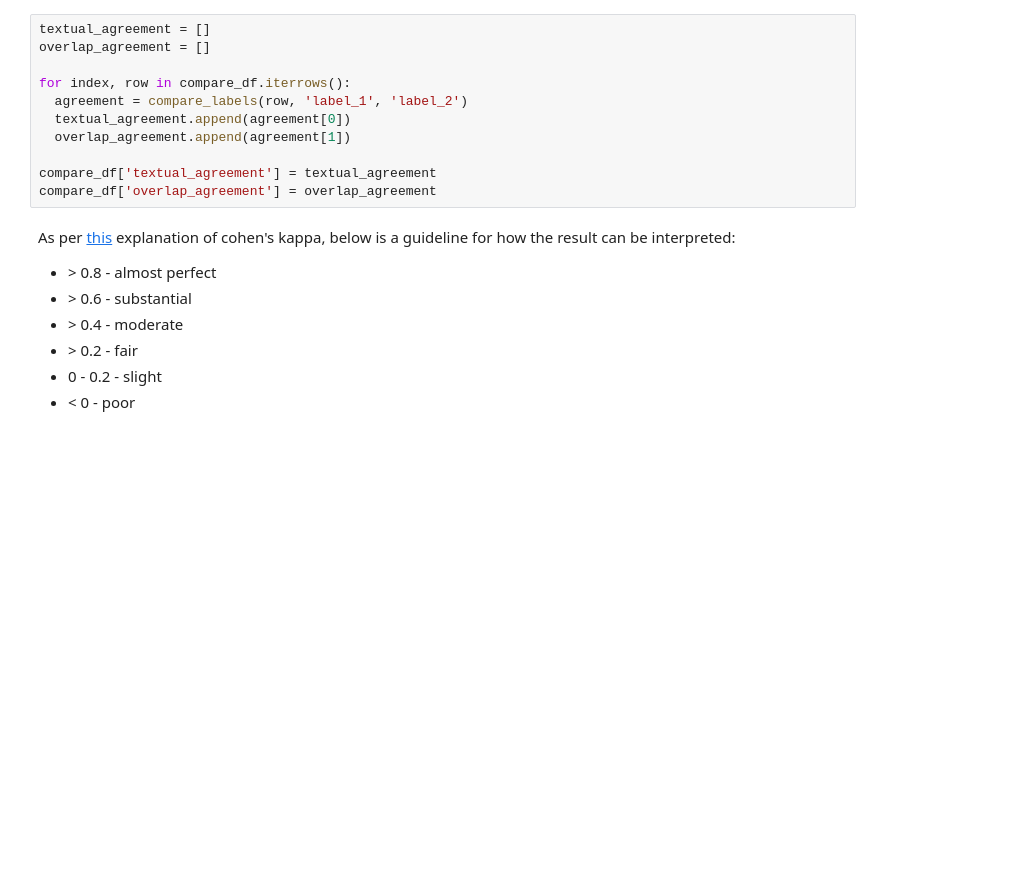
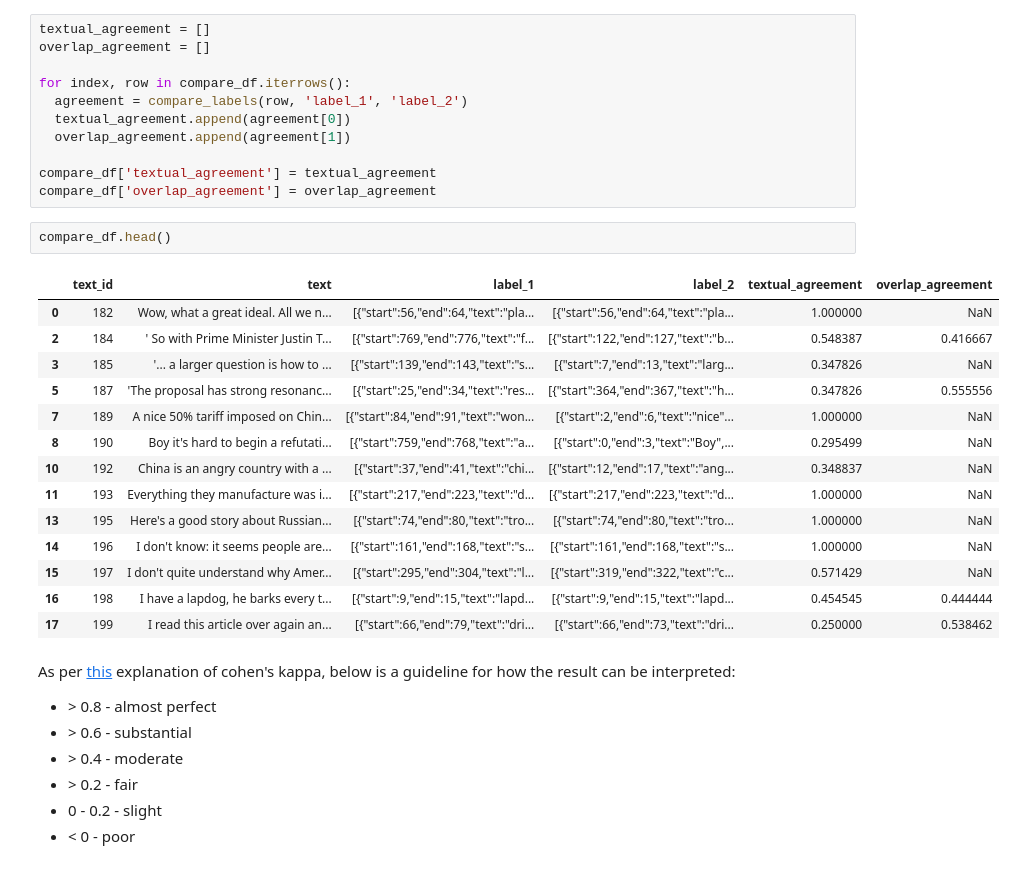
Before and after one commit to sfu-discourse-lab/metaphor_annotations, a Jupyter notebook: compare_annotations.ipynb, the cells around one changed output. Drawn from its saved outputs; the diff is of its cells as text; blank space fills up the shorter version.

```diff
--- a/compare_annotations.ipynb
+++ b/compare_annotations.ipynb
@@ -278,6 +245,23 @@ for index, row in compare_df.iterrows():
 
 compare_df['textual_agreement'] = textual_agreement
 compare_df['overlap_agreement'] = overlap_agreement
+# %%
+compare_df.head()
+# %% [output]
+|  | text_id | text | label_1 | label_2 | textual_agreement | overlap_agreement |
+| 0 | 182 | Wow, what a great ideal. All we n... | [{"start":56,"end":64,"text":"pla... | [{"start":56,"end":64,"text":"pla... | 1.000000 | NaN |
+| 2 | 184 | ' So with Prime Minister Justin T... | [{"start":769,"end":776,"text":"f... | [{"start":122,"end":127,"text":"b... | 0.548387 | 0.416667 |
+| 3 | 185 | '... a larger question is how to ... | [{"start":139,"end":143,"text":"s... | [{"start":7,"end":13,"text":"larg... | 0.347826 | NaN |
+| 5 | 187 | 'The proposal has strong resonanc... | [{"start":25,"end":34,"text":"res... | [{"start":364,"end":367,"text":"h... | 0.347826 | 0.555556 |
+| 7 | 189 | A nice 50% tariff imposed on Chin... | [{"start":84,"end":91,"text":"won... | [{"start":2,"end":6,"text":"nice"... | 1.000000 | NaN |
+| 8 | 190 | Boy it's hard to begin a refutati... | [{"start":759,"end":768,"text":"a... | [{"start":0,"end":3,"text":"Boy",... | 0.295499 | NaN |
+| 10 | 192 | China is an angry country with a ... | [{"start":37,"end":41,"text":"chi... | [{"start":12,"end":17,"text":"ang... | 0.348837 | NaN |
+| 11 | 193 | Everything they manufacture was i... | [{"start":217,"end":223,"text":"d... | [{"start":217,"end":223,"text":"d... | 1.000000 | NaN |
+| 13 | 195 | Here's a good story about Russian... | [{"start":74,"end":80,"text":"tro... | [{"start":74,"end":80,"text":"tro... | 1.000000 | NaN |
+| 14 | 196 | I don't know: it seems people are... | [{"start":161,"end":168,"text":"s... | [{"start":161,"end":168,"text":"s... | 1.000000 | NaN |
+| 15 | 197 | I don't quite understand why Amer... | [{"start":295,"end":304,"text":"l... | [{"start":319,"end":322,"text":"c... | 0.571429 | NaN |
+| 16 | 198 | I have a lapdog, he barks every t... | [{"start":9,"end":15,"text":"lapd... | [{"start":9,"end":15,"text":"lapd... | 0.454545 | 0.444444 |
+| 17 | 199 | I read this article over again an... | [{"start":66,"end":79,"text":"dri... | [{"start":66,"end":73,"text":"dri... | 0.250000 | 0.538462 |
 # %% [markdown]
 
 
```
Also changed, not shown: parts of 40 cells of this notebook, 1 other file.
